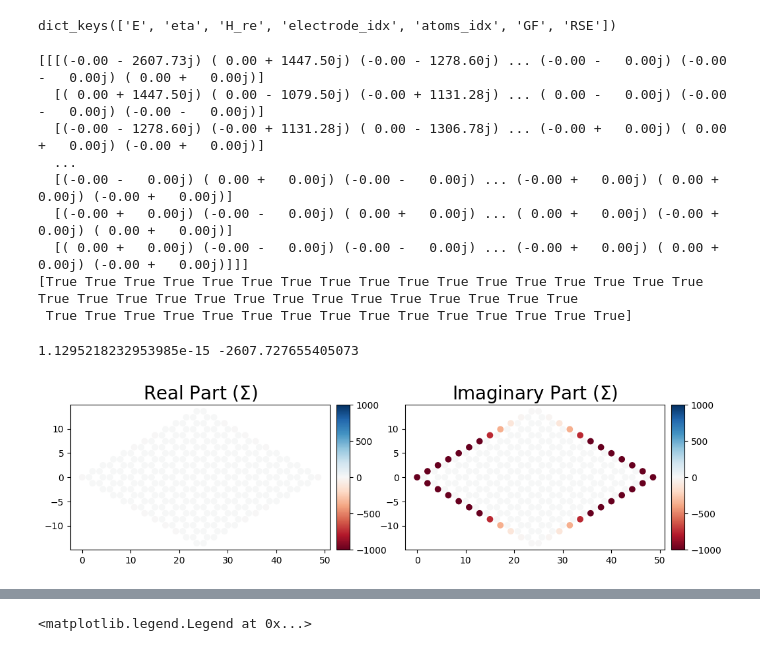
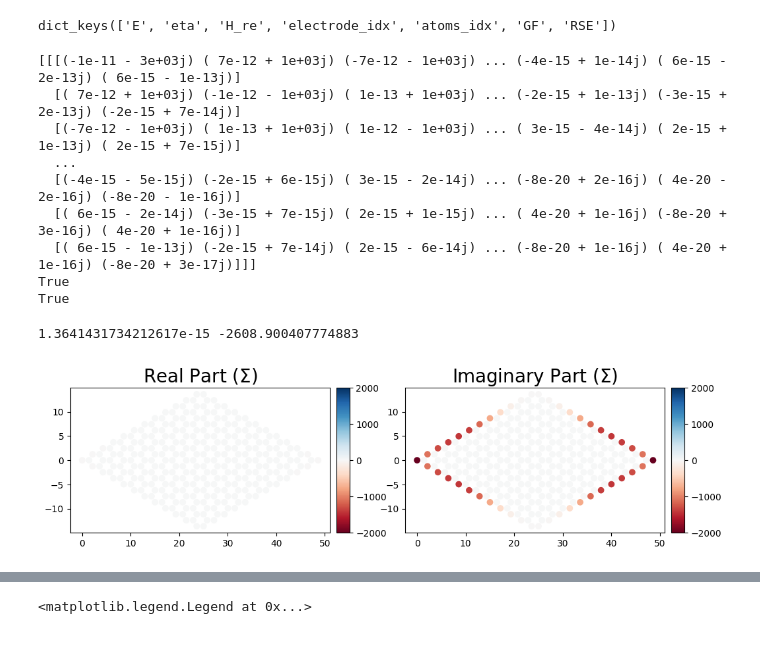
Before and after one commit to BastianValhoj/QTM-ML, a Jupyter notebook: scripts/plot_conv.ipynb, the cells around one changed output, grey strips where cells are left out. Saved outputs shown, nothing was run; the diff lists cells and outputs as text; code cells hidden in the pictures.

```diff
--- a/scripts/plot_conv.ipynb
+++ b/scripts/plot_conv.ipynb
@@ -102,8 +103,8 @@ dir 'ldos_combos' exists!
 # %%
 N0 = N1 = 12
 energies = np.array([-0.1, 0, 0.1])
-eta = 1e-3
-nk1 = int(np.ceil(2e3/N1))
+eta = 1e-3j
+nk1 = int(np.ceil(3*900/N1))
 Ham0 = systemInit()
 H_final, rse, alist, elist = setup_ham_rse(Ham=Ham0, tile=(N0, N1), nk1=nk1, eta=eta)
 output = calculate_spectral_GF(energies, eta, Ham_sub=H_final, rse=rse, alist=alist, elist=elist)
@@ -111,30 +112,32 @@ print(output.keys())
 # %% [output]
 dict_keys(['E', 'eta', 'H_re', 'electrode_idx', 'atoms_idx', 'GF', 'RSE'])
 # %%
-E0_idx,  = np.nonzero(energies == 0)
-RSE_RE = output["RSE"]
-RSE_E0 = RSE_RE[E0_idx]
+E0_idx,  = np.nonzero(energies == 0) # indentify index for E=0
+RSE_RE = output["RSE"] # get RSE (reordered)
+RSE_E0 = RSE_RE[E0_idx] # get RSE for E=0
 
+# printing functions for
 def get_sign(val):
     if np.sign(val) < 0: return "-"
     elif np.sign(val) >= 0: return "+"
 
 def complex_formatter(val):
-    return f"({np.real(val):>5.2f} {get_sign(np.imag(val))} {np.abs(np.imag(val)):>6.2f}j)"
+    return f"({np.real(val):>6.1g} {get_sign(np.imag(val))} {np.abs(np.imag(val)):>5.1g}j)"
 
 with np.printoptions(formatter={"bool": lambda val: f"{val}", "complex_kind": lambda val: complex_formatter(val)}, linewidth=160, edgeitems=3):
     print(RSE_E0)
-    print(elist == output["electrode_idx"])
+    print(np.all(elist == output["electrode_idx"]))
+    print(np.all(alist == output["atoms_idx"]))
 # %% [output]
-[[[(-0.00 - 2607.73j) ( 0.00 + 1447.50j) (-0.00 - 1278.60j) ... (-0.00 -   0.00j) (-0.00 -   0.00j) ( 0.00 +   0.00j)]
-  [( 0.00 + 1447.50j) ( 0.00 - 1079.50j) (-0.00 + 1131.28j) ... ( 0.00 -   0.00j) (-0.00 -   0.00j) (-0.00 -   0.00j)]
-  [(-0.00 - 1278.60j) (-0.00 + 1131.28j) ( 0.00 - 1306.78j) ... (-0.00 +   0.00j) ( 0.00 +   0.00j) (-0.00 +   0.00j)]
+[[[(-1e-11 - 3e+03j) ( 7e-12 + 1e+03j) (-7e-12 - 1e+03j) ... (-4e-15 + 1e-14j) ( 6e-15 - 2e-13j) ( 6e-15 - 1e-13j)]
+  [( 7e-12 + 1e+03j) (-1e-12 - 1e+03j) ( 1e-13 + 1e+03j) ... (-2e-15 + 1e-13j) (-3e-15 + 2e-13j) (-2e-15 + 7e-14j)]
+  [(-7e-12 - 1e+03j) ( 1e-13 + 1e+03j) ( 1e-12 - 1e+03j) ... ( 3e-15 - 4e-14j) ( 2e-15 + 1e-13j) ( 2e-15 + 7e-15j)]
   ...
-  [(-0.00 -   0.00j) ( 0.00 +   0.00j) (-0.00 -   0.00j) ... (-0.00 +   0.00j) ( 0.00 +   0.00j) (-0.00 +   0.00j)]
-  [(-0.00 +   0.00j) (-0.00 -   0.00j) ( 0.00 +   0.00j) ... ( 0.00 +   0.00j) (-0.00 +   0.00j) ( 0.00 +   0.00j)]
-  [( 0.00 +   0.00j) (-0.00 -   0.00j) (-0.00 -   0.00j) ... (-0.00 +   0.00j) ( 0.00 +   0.00j) (-0.00 +   0.00j)]]]
-[True True True True True True True True True True True True True True True True True True True True True True True True True True True True True True True
- True True True True True True True True True True True True True True True]
+  [(-4e-15 - 5e-15j) (-2e-15 + 6e-15j) ( 3e-15 - 2e-14j) ... (-8e-20 + 2e-16j) ( 4e-20 - 2e-16j) (-8e-20 - 1e-16j)]
+  [( 6e-15 - 2e-14j) (-3e-15 + 7e-15j) ( 2e-15 + 1e-15j) ... ( 4e-20 + 1e-16j) (-8e-20 + 3e-16j) ( 4e-20 + 1e-16j)]
+  [( 6e-15 - 1e-13j) (-2e-15 + 7e-14j) ( 2e-15 - 6e-14j) ... (-8e-20 + 1e-16j) ( 4e-20 + 1e-16j) (-8e-20 + 3e-17j)]]]
+True
+True
 # %%
 from mpl_toolkits.axes_grid1 import make_axes_locatable
 rse_diag = np.diagonal(RSE_RE, axis1=1, axis2=2).copy()
@@ -149,36 +152,36 @@ titles = [r"Real Part ($\Sigma$)", r"Imaginary Part ($\Sigma$)"]
 
 imag_min = rse_diag.imag.min()
 imag_max = rse_diag.imag.max()
 
 real_min = rse_diag.real.min()
 real_max = rse_diag.real.max()
 
-vmins = [np.min([imag_min, -imag_max]), np.min([real_min, -real_max])]
-vmaxs = [np.max([-imag_min, imag_max]), np.max([-real_min, real_max])]
-vmins = [-1e3,]*2
-vmaxs = [1e3,]*2
+# vmins = [np.min([imag_min, -imag_max]), np.min([real_min, -real_max])]
+# vmaxs = [np.max([-imag_min, imag_max]), np.max([-real_min, real_max])]
+vmins = [-2e3,]*2
+vmaxs = [2e3,]*2
 
 print(imag_max, imag_min)
 
 
 fig, ax = plt.subplots(1,2, figsize=(12,12))
 for i in range(2):
     # Create the scatter plot
     sc = ax[i].scatter(x, y, c=data_parts[i], cmap="RdBu",
                         vmin=vmins[i], vmax=vmaxs[i])
 
     ax[i].set_title(titles[i], size=20)
     ax[i].axis("scaled")
 
     # --- The Colorbar Logic ---
     # Create a divider for the current axes
     divider = make_axes_locatable(ax[i])
     # Append an axes to the right, 5% width of the main plot
     cax = divider.append_axes("right", size="5%", pad=0.1)
     fig.colorbar(sc, cax=cax)
 
 # plt.tight_layout()
 # plt.show()
 # %% [output]
-1.1295218232953985e-15 -2607.727655405073
+1.3641431734212617e-15 -2608.900407774883
-[figure, old version]
+[figure, new version]
```
Also changed, not shown: parts of 8 cells of this notebook, 1 other file.
